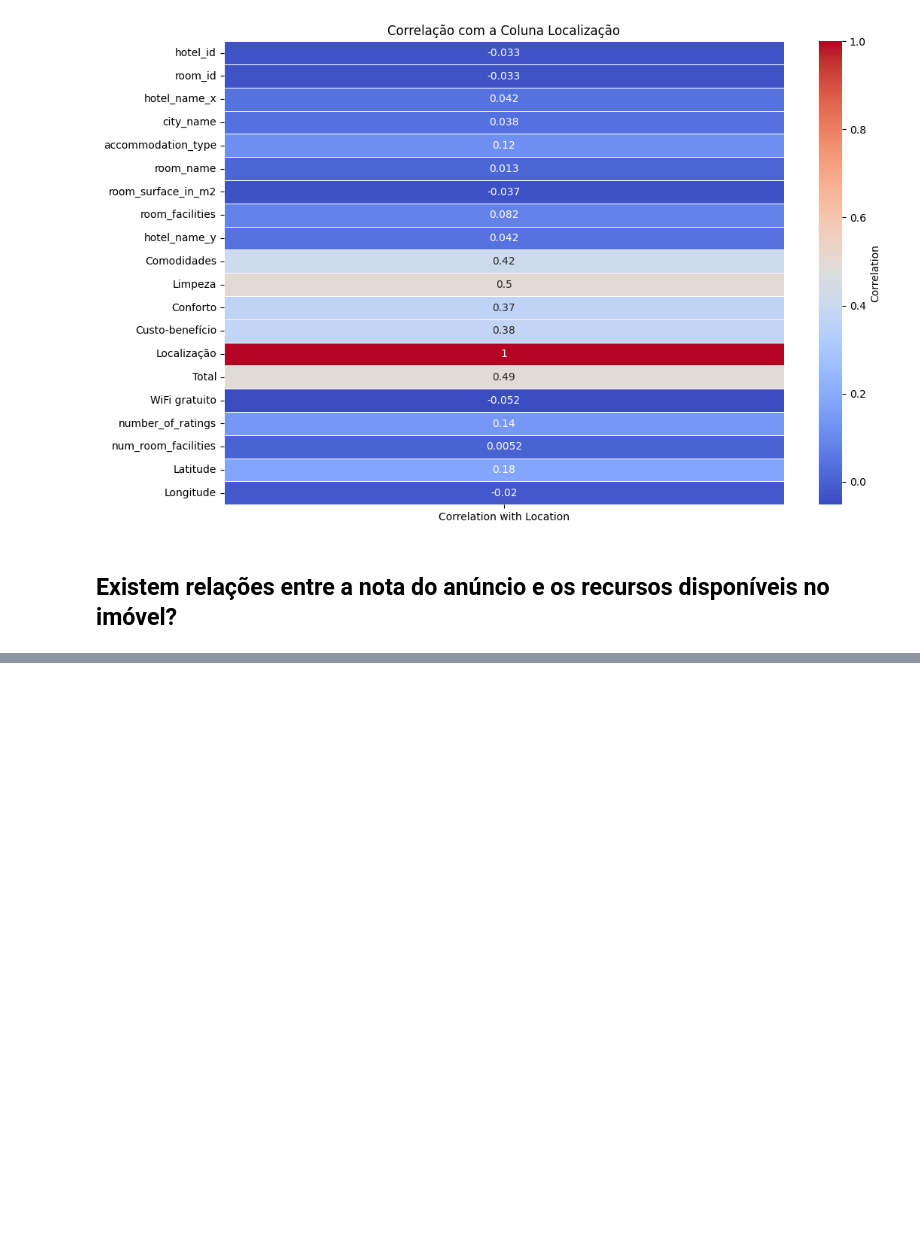
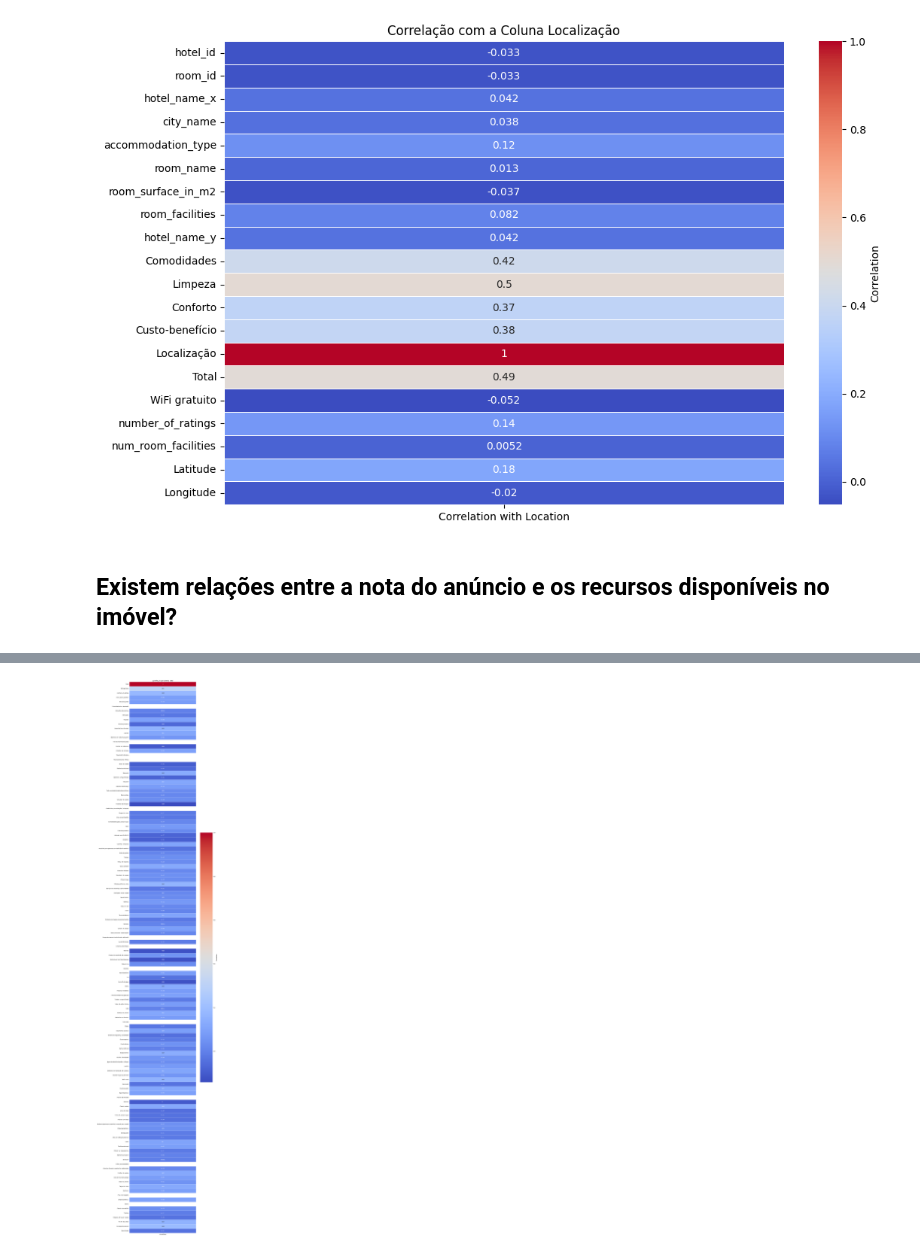
Before and after one commit to JoaoADAP/seazone-data-challenge, a Jupyter notebook: seazone-data-challenge.ipynb, the cells around one changed output, grey strips where cells are left out. Cells and saved outputs as stored; diff of their text form; code cells hidden in the pictures; blank space fills up the shorter version.

```diff
--- a/seazone-data-challenge.ipynb
+++ b/seazone-data-challenge.ipynb
@@ -376,0 +291,18 @@ plt.show()
+# %%
+a = ['hotel_id', 'room_id', 'hotel_name_x', 'city_name',
+       'accommodation_type', 'room_name', 'room_surface_in_m2', 'hotel_name_y',
+       'Comodidades', 'Limpeza', 'Latitude', 'Longitude', 'Conforto', 'Custo-benefício', 'Localização']
+
+imoveis_corr1 = imoveis_corr_facilities.drop(a, axis=1)
+# Calcula as correlações em relação à coluna 'Localização'
+correlation_notas = imoveis_corr1.corrwith(imoveis_corr1['Total'])
+
+plt.figure(figsize=(12, 80))
+# Converte a série em um DataFrame
+correlation_df = pd.DataFrame({'Correlation': correlation_notas})
+
+sns.heatmap(correlation_df, annot=True, cmap='coolwarm', linewidths=.5, cbar_kws={'label': 'Correlation'})
+plt.title('Correlação com a Nota total')
+plt.show()
+# %% [output]
+[figure, added]
```
Also changed, not shown: parts of 20 cells of this notebook.
